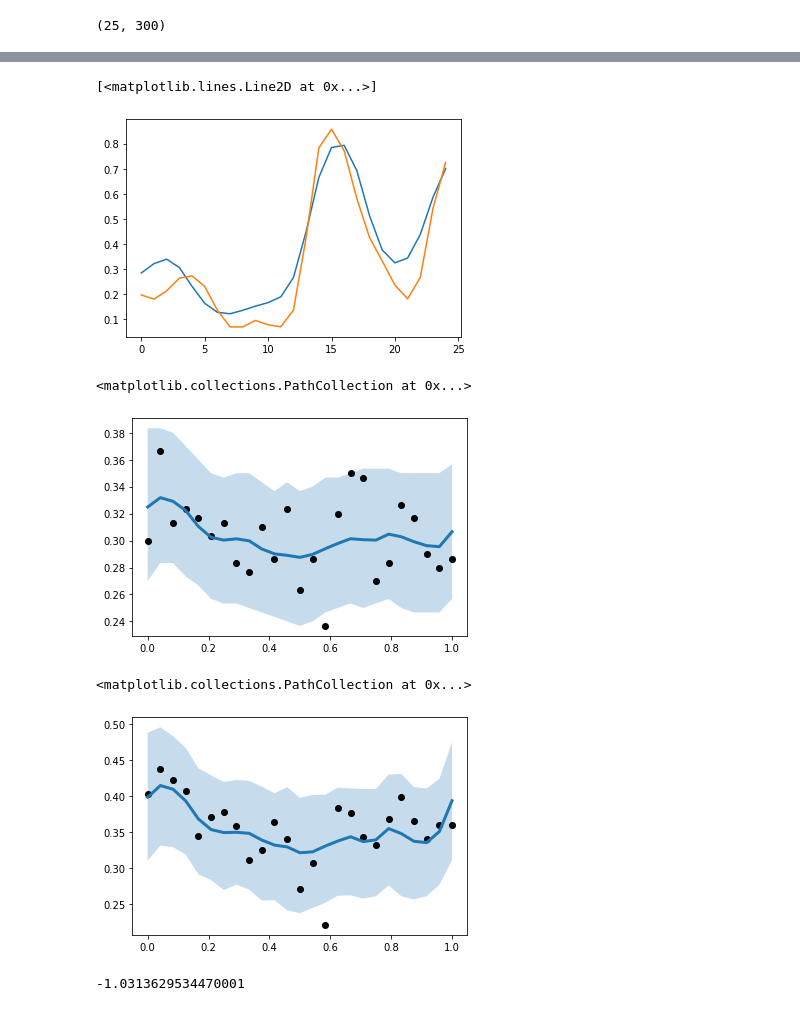
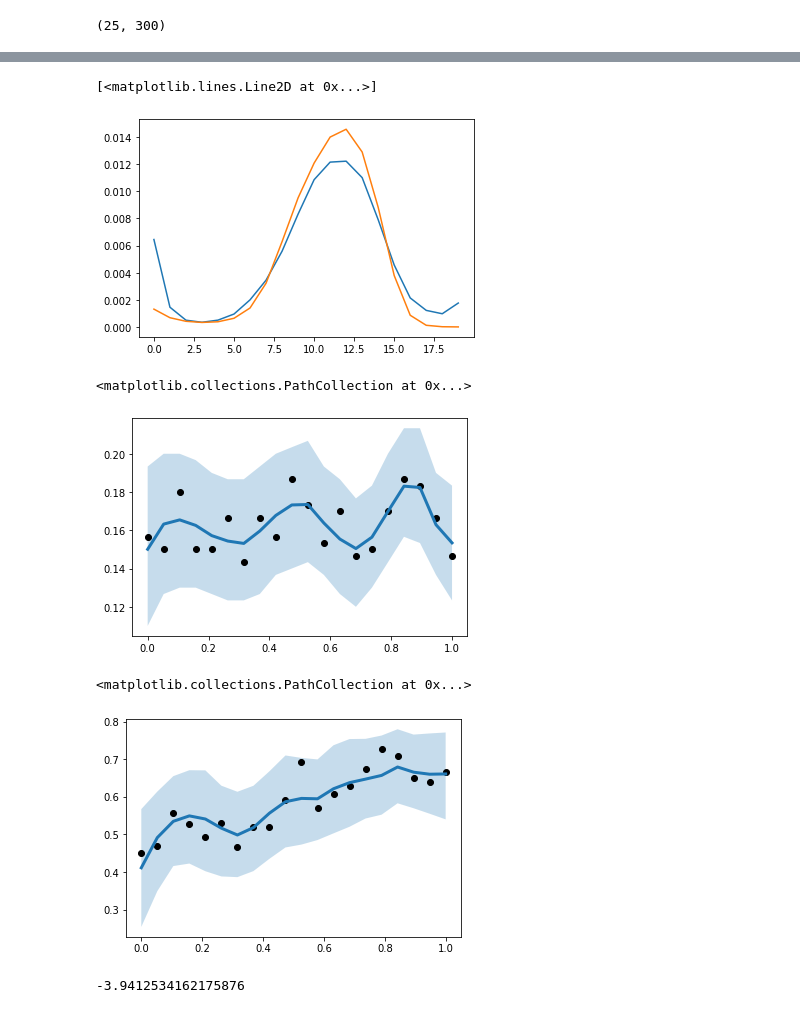
Before and after one commit to joshloyal/splinetlsm, a Jupyter notebook: notebooks/Untitled.ipynb, the cells around one changed output, grey strips where cells are left out. Saved outputs shown, nothing was run; the diff lists cells and outputs as text; code cells hidden in the pictures.

Commit message:
intercept is added by default (no covariate matrix of ones)

```diff
--- a/notebooks/Untitled.ipynb
+++ b/notebooks/Untitled.ipynb
@@ -69,6 +69,7 @@ from splinetlsm.datasets import synthetic_network
 # %%
-Y, time_points, probas, X = synthetic_network(
-    n_nodes=25, n_time_points=20, length_scale=0.1, intercept=0.)
+Y, time_points, _, probas, X = synthetic_network_mixture(
+    n_nodes=25, n_time_points=20, length_scale=0.2, intercept=-4.,
+    include_covariates=False)
 # %%
 from splinetlsm.mcmc import dynamic_adjacency_to_vec
 y = dynamic_adjacency_to_vec(Y)
@@ -109,9 +100,9 @@ plt.plot(probas[:, 0])
 # %%
-plt.plot(probas_pred[:, 1])
-plt.plot(probas[:, 1])
+plt.plot(probas_pred[:, 30])
+plt.plot(probas[:, 30])
 # %% [output]
 [<matplotlib.lines.Line2D at 0x...>]
-[figure, old version]
+[figure, new version]
 # %%
 ts = time_points
 # %%
@@ -126,7 +117,7 @@ plt.fill_between(ts, se[0], se[1], alpha=0.25)
 plt.scatter(time_points, d_obs, color='k')
 # %% [output]
 <matplotlib.collections.PathCollection at 0x...>
-[figure, old version]
+[figure, new version]
 # %%
 from dyneigenmodel.dynamic_gof import density, transitivity
 
@@ -139,11 +130,11 @@ plt.fill_between(ts, se[0], se[1], alpha=0.25)
 plt.scatter(time_points, d_obs, marker='o', color='k')
 # %% [output]
 <matplotlib.collections.PathCollection at 0x...>
-[figure, old version]
+[figure, new version]
 # %%
 model.samples_['intercept'].mean()
 # %% [output]
--1.0313629534470001
+-3.9412534162175876
 # %%
 plt.plot(1/np.sqrt(model.samples_['lambda'].mean(axis=0)), 'ko--')
 # %% [output]
```
Also changed, not shown: parts of 11 cells of this notebook, 17 other files.
